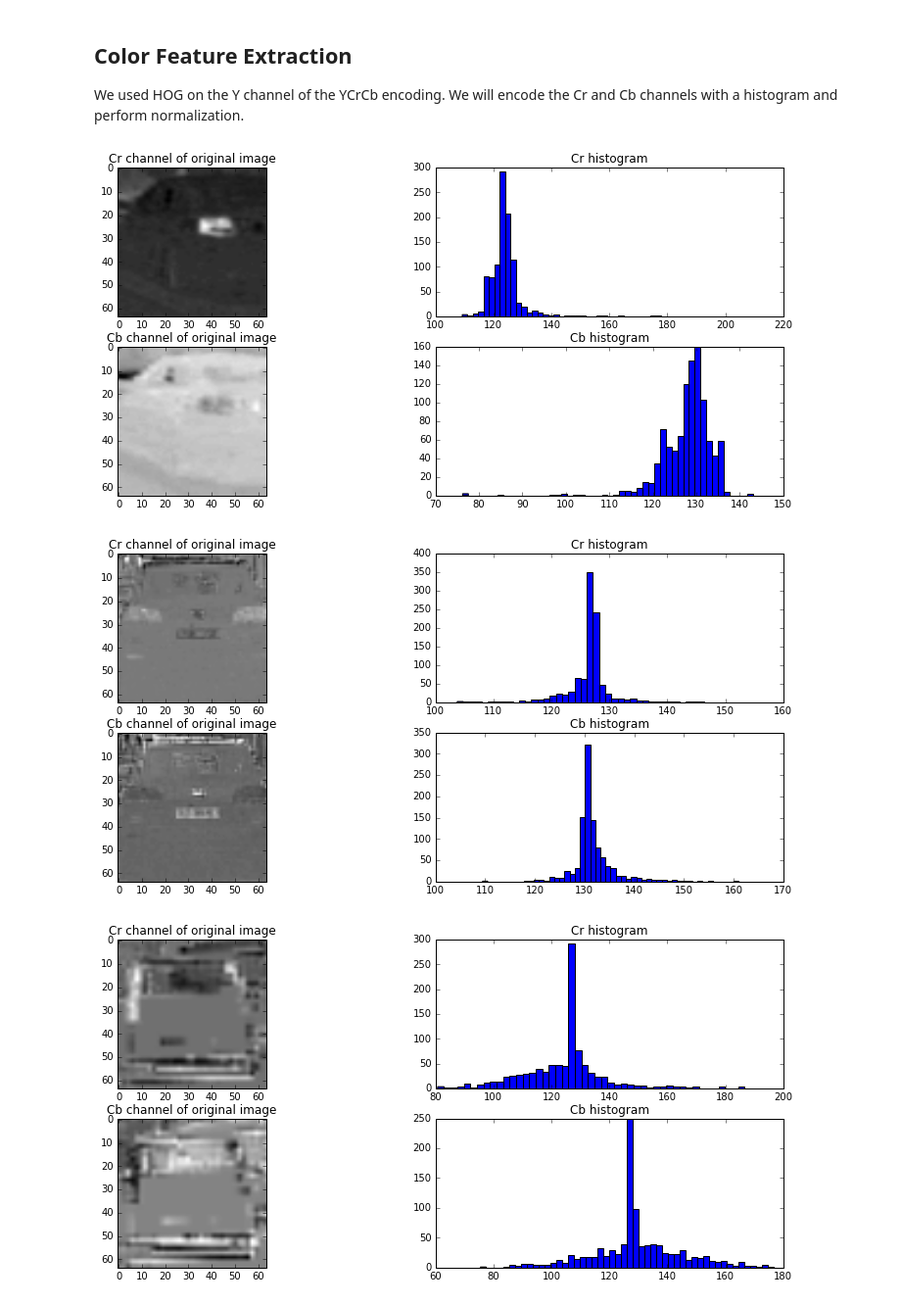
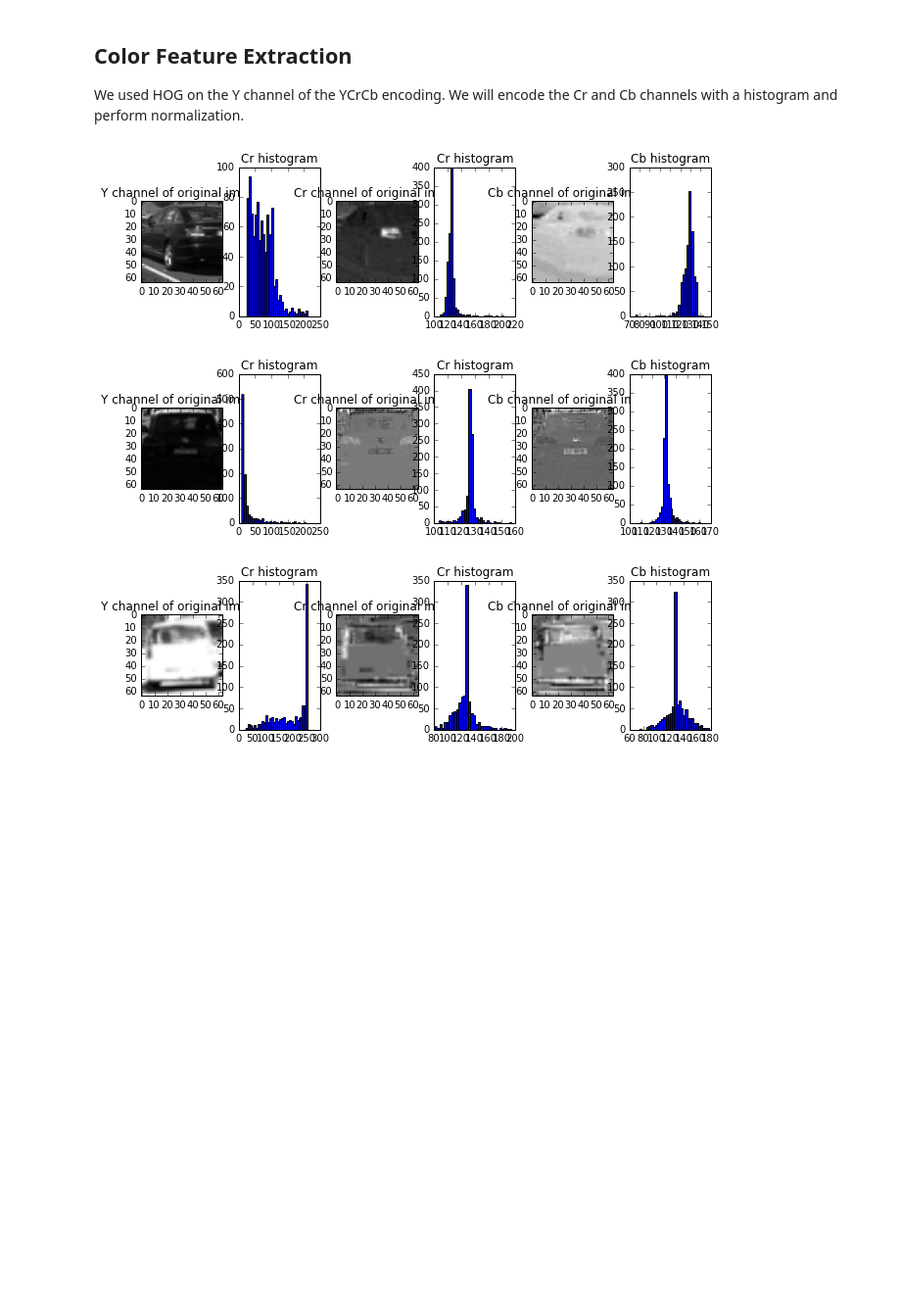
Before and after one commit to abossenbroek/CarND-Vehicle-Detection, a Jupyter notebook: Vehicle_Detection.ipynb, the cells around one changed output. Shown at 98% size. Saved outputs shown, nothing was run; the diff lists cells and outputs as text; code cells hidden in the pictures; blank space fills up the shorter version.

```diff
--- a/Vehicle_Detection.ipynb
+++ b/Vehicle_Detection.ipynb
@@ -82,40 +70,48 @@ We used HOG on the Y channel of the YCrCb encoding. We will encode the Cr and Cb
 # %%
 def histograms(img, size = 32):
     features = cv2.resize(img, (size, size)).ravel()
     return features
 
 def plot_hist_sample(images):
-    num_img = len(images) * 40
+    num_img = len(images) * 60
     for image_name in images:
         # Read the image and convert it to YCrCb color space
         fig = plt.figure(figsize=(14,6))
         img = cv2.cvtColor(cv2.imread(image_name), cv2.COLOR_BGR2YCR_CB)
-        img_Cr = img[:,:,1]
-        img_Cr = img_Cr.astype(np.float64)
+        img_Y = img[:,:,0].astype(np.float64)
+        feature = histograms(img_Y)
+        img_idx = 1
+        plt.subplot(100 + num_img + img_idx)
+        plt.title('Y channel of original image')
+        plt.imshow(img_Y, cmap='gray')
+        img_idx += 1
+        plt.subplot(100 + num_img + img_idx)
+        plt.hist(feature, 32)
+        plt.title('Cr histogram')
+        img_Cr = img[:,:,1].astype(np.float64)
         feature = histograms(img_Cr)
-        img_idx = 1
+        img_idx += 1
         plt.subplot(100 + num_img + img_idx)
         plt.title('Cr channel of original image')
         plt.imshow(img_Cr, cmap='gray')
         img_idx += 1
         plt.subplot(100 + num_img + img_idx)
-        plt.hist(feature, 50)
+        plt.hist(feature, 32)
         plt.title('Cr histogram')
-        img_Cb = img[:,:,2]
-        img_Cb = img_Cb.astype(np.float64)
+        img_Cb = img[:,:,2].astype(np.float64)
         feature = histograms(img_Cb)
         img_idx += 1
         plt.subplot(100 + num_img + img_idx)
         plt.title('Cb channel of original image')
         plt.imshow(img_Cb, cmap='gray')
         img_idx += 1
         plt.subplot(100 + num_img + img_idx)
-        plt.hist(feature, 50)
+        plt.hist(feature, 32)
         plt.title('Cb histogram')
 
 plot_hist_sample(test_images)
 # %% [output]
-[figure, old version]
+[figure, new version]
-[figure, old version]
+[figure, new version]
-[figure, old version]
+[figure, new version]
 # %% [markdown]
```
Also changed, not shown: parts of 8 cells of this notebook.
